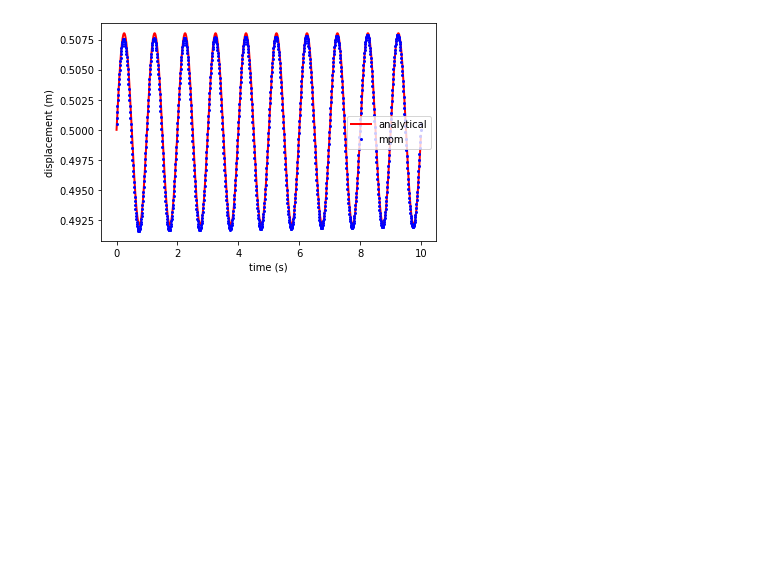
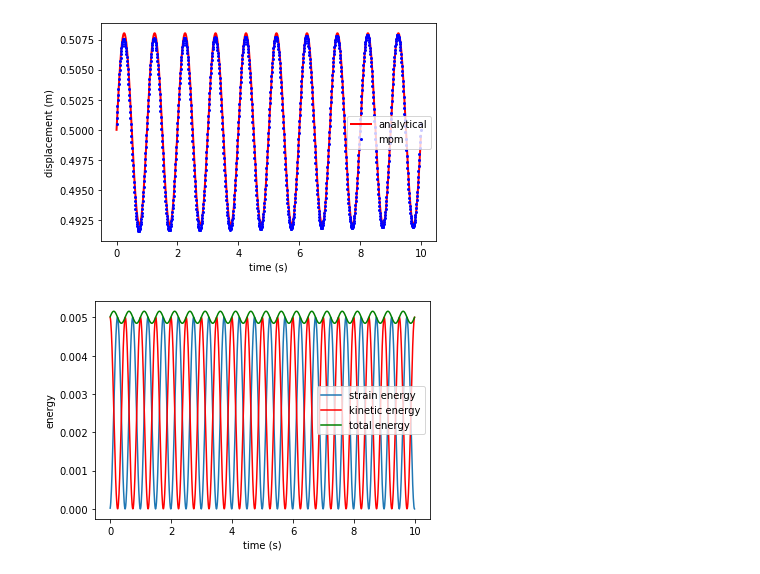
Before and after one commit to geoelements/LearnMPM, a Jupyter notebook: bar1d-vibration.ipynb, the cells around one changed output. Drawn from its saved outputs; the diff is of its cells as text; code cells hidden in the pictures; blank space fills up the shorter version.

Commit message:
Energy plots

```diff
--- a/bar1d-vibration.ipynb
+++ b/bar1d-vibration.ipynb
@@ -449,6 +449,9 @@ This completes all the steps in the MPM USL algorithm. These steps are repeated
 
 Putting it all together
 # %%
+import numpy as np
+import matplotlib.pyplot as plt
+
 # Computational grid
 L          = 1                       # domain size
 nodes      = np.array([0, L])        # nodal coordinates
@@ -466,12 +469,13 @@ E          = 4 * (np.pi)**2          # Young's modulus
 rho        = 1.                      # Density
 
 # Material points
-x_p        = 0.5 * el_length         # particle position
-mass_p     = 1.                      # particle mass
-vol_p      = el_length / nparticles  # particle volume
-vel_p      = v0                      # particle velocity
-stress_p   = 0.                      # particle stress
-mv_p       = mass_p * vel_p          # particle momentum = m * v
+x_p        = 0.5 * el_length         # position
+mass_p     = 1.                      # mass
+vol_p      = el_length / nparticles  # volume
+vel_p      = v0                      # velocity
+stress_p   = 0.                      # stress
+strain_p   = 0.                      # strain
+mv_p       = mass_p * vel_p          # momentum = m * v
 
 # Time
 duration   = 10
@@ -480,7 +484,7 @@ time       = 0
 nsteps     = int(duration/dt)
 
 # Store time, velocity and position with time
-time_t, vel_t, x_t = [], [], []
+time_t, vel_t, x_t, se_t, ke_t, te_t = [], [], [], [], [], []
 
 for _ in range(nsteps):
     # shape function and derivative
@@ -526,6 +530,8 @@ for _ in range(nsteps):
     strain_rate_p = np.dot(dN, vel_n)
     # compute strain increament
     dstrain_p = strain_rate_p * dt
+    # compute strain
+    strain_p += dstrain_p
     # compute stress
     stress_p += E * dstrain_p
 
@@ -534,6 +540,14 @@ for _ in range(nsteps):
     vel_t.append(vel_p)
     x_t.append(x_p)
 
+    # Energies
+    strain_energy = 0.5 * stress_p * strain_p * vol_p
+    kinetic_energy = 0.5 * vel_p**2 * mass_p**2
+    total_energy = strain_energy + kinetic_energy
+    se_t.append(strain_energy)
+    ke_t.append(kinetic_energy)
+    te_t.append(total_energy)
+
     # update time
     time += dt
 # %% [markdown]
@@ -568,3 +582,14 @@ plt.legend()
 plt.show()
 # %% [output]
 [figure]
+# %%
+plt.plot(time_t, se_t, '-', markersize = 2, label='strain energy')
+plt.plot(time_t, ke_t, 'r', markersize = 2, label='kinetic energy')
+plt.plot(time_t, te_t, 'g', markersize = 2, label='total energy')
+
+plt.xlabel('time (s)')
+plt.ylabel('energy')
+plt.legend()
+plt.show()
+# %% [output]
+[figure, added]
```
Also changed, not shown: parts of 1 cell of this notebook.
